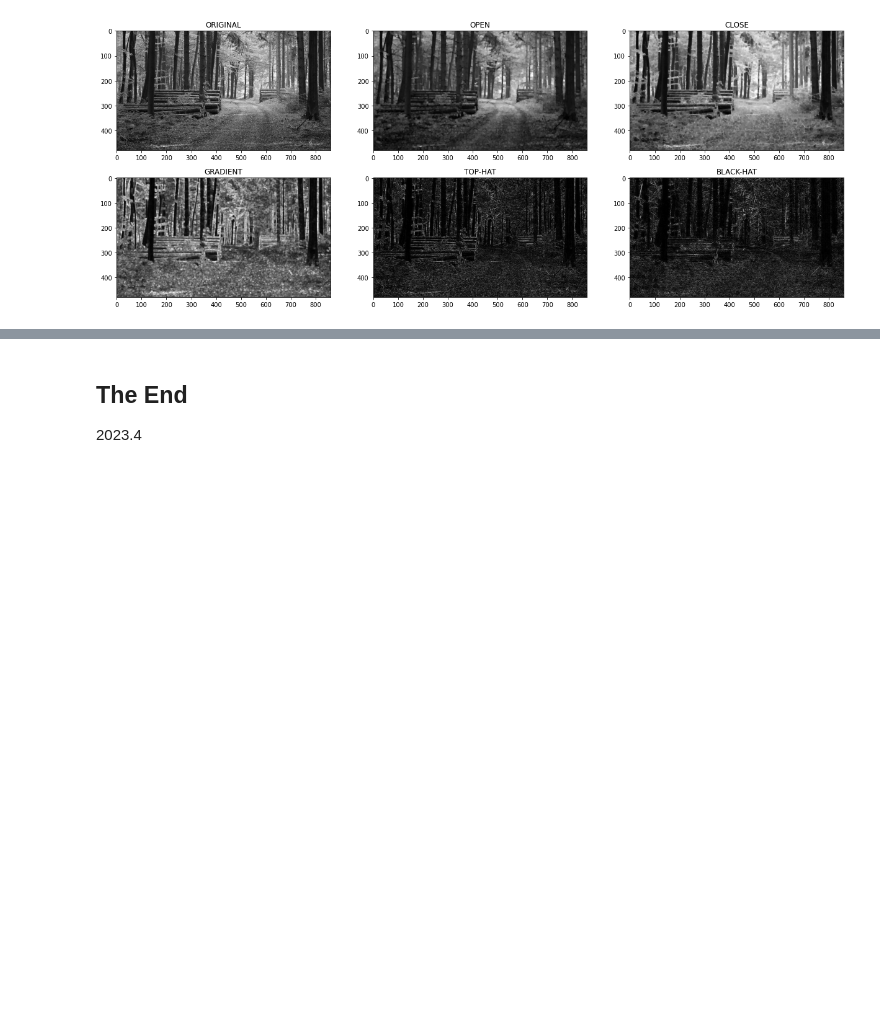
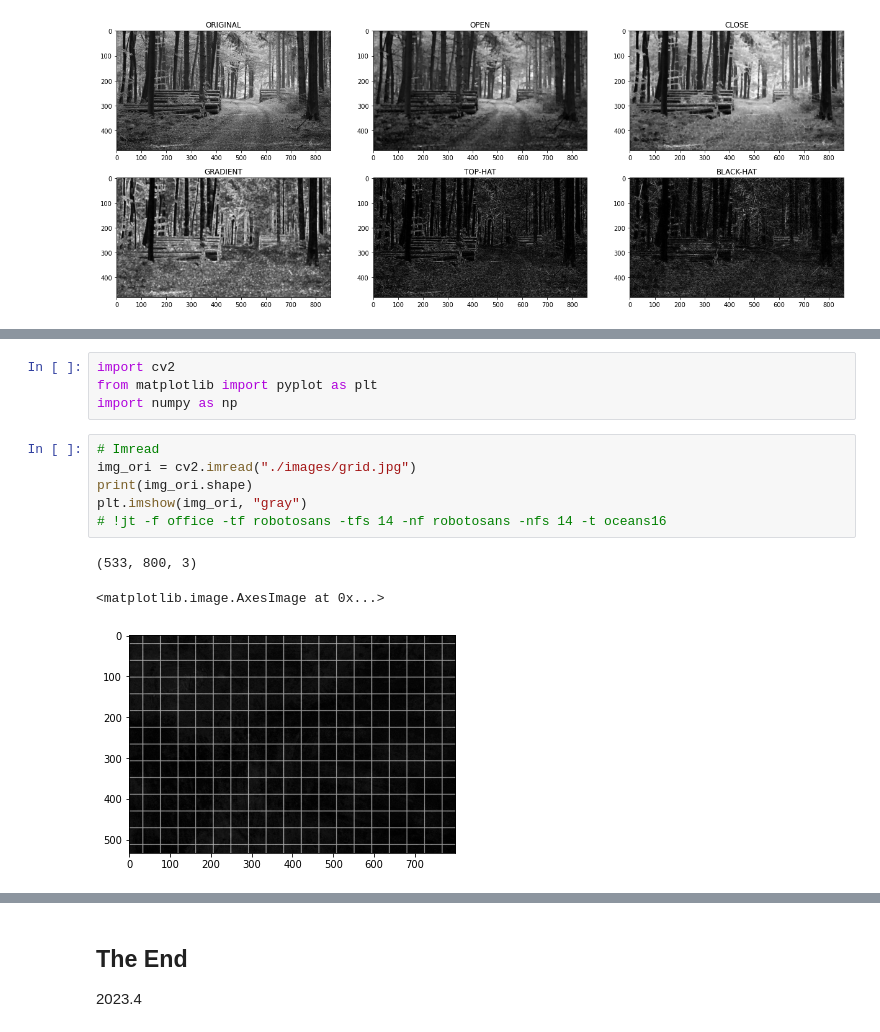
Before and after one commit to haodong2000/Vision2022, a Jupyter notebook: 3-1-advanced-image-process.ipynb, the cells around one changed output, grey strips where cells are left out. Drawn from its saved outputs; the diff is of its cells as text; blank space fills up the shorter version.

```diff
--- a/3-1-advanced-image-process.ipynb
+++ b/3-1-advanced-image-process.ipynb
@@ -586,0 +529,14 @@ show_morphology(img_ori)
+# %%
+import cv2
+from matplotlib import pyplot as plt
+import numpy as np
+# %%
+# Imread
+img_ori = cv2.imread("./images/grid.jpg")
+print(img_ori.shape)
+plt.imshow(img_ori, "gray")
+# !jt -f office -tf robotosans -tfs 14 -nf robotosans -nfs 14 -t oceans16
+# %% [output]
+(533, 800, 3)
+<matplotlib.image.AxesImage at 0x...>
+[figure, added]
```
Also changed, not shown: parts of 43 cells of this notebook, 5 other files.
